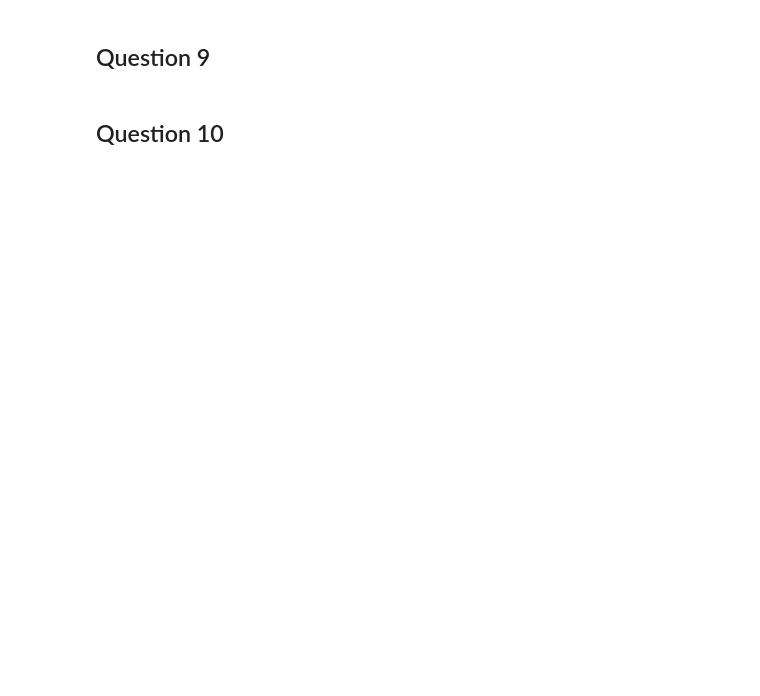
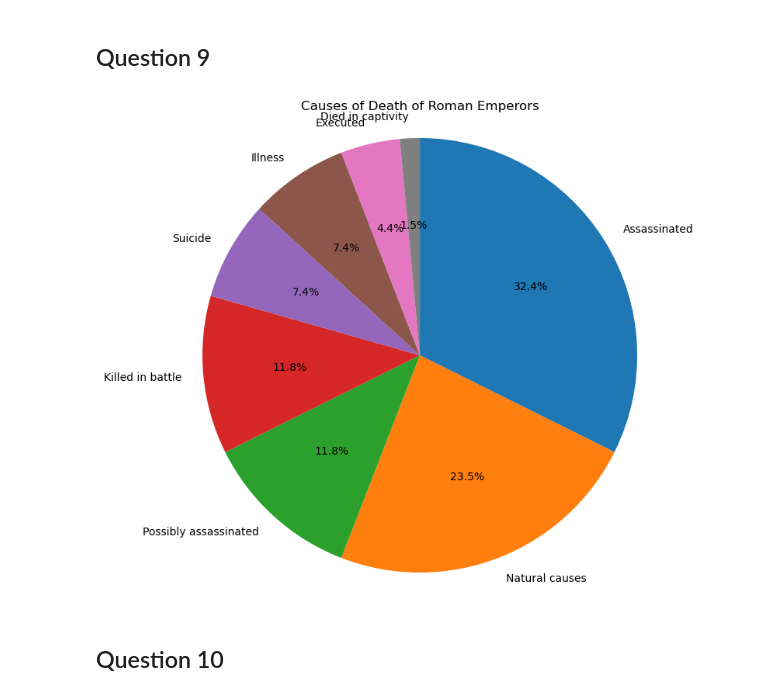
Before and after one commit to pinghaili/Pinghai.Li.BDAT1004PS3, a Jupyter notebook: PS3.ipynb, the cells around one changed output. Saved outputs shown, nothing was run; the diff lists cells and outputs as text; code cells hidden in the pictures; blank space fills up the shorter version.

```diff
--- a/PS3.ipynb
+++ b/PS3.ipynb
@@ -62,4 +347,19 @@ writer         42.222222   57.777778
 # %% [markdown]
 ## Question 9
+# %%
+import pandas as pd
+import matplotlib.pyplot as plt
+
+emperor_data = pd.read_csv('./roman-emperor-reigns.csv')
+
+cause_counts = emperor_data['Cause_of_Death'].value_counts()
+
+plt.figure(figsize=(10, 8))
+plt.pie(cause_counts, labels=cause_counts.index, autopct='%1.1f%%', startangle=90, counterclock=False)
+plt.title('Causes of Death of Roman Emperors')
+plt.axis('equal')
+plt.show()
+# %% [output]
+[figure, added]
 # %% [markdown]
 ## Question 10
```
Also changed, not shown: parts of 9 cells of this notebook, 5 other files.
